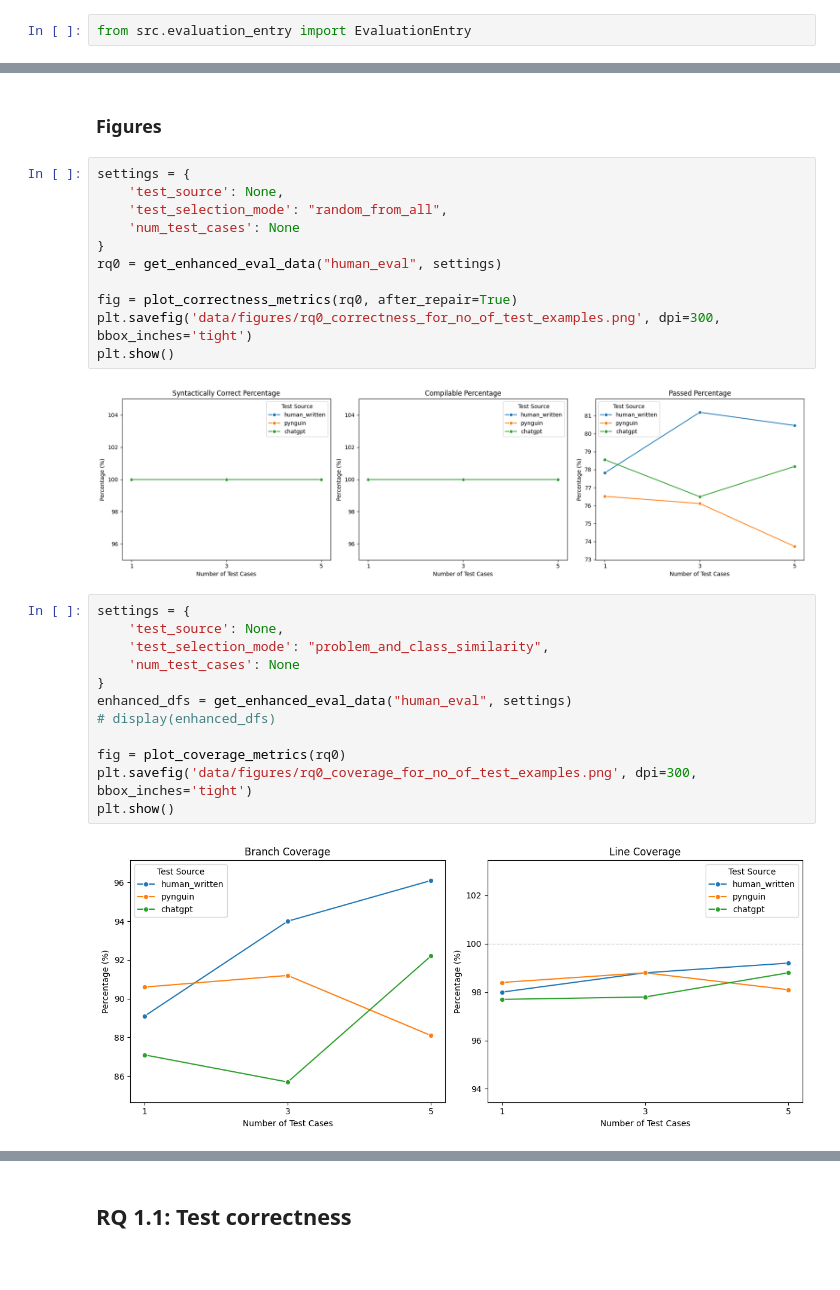
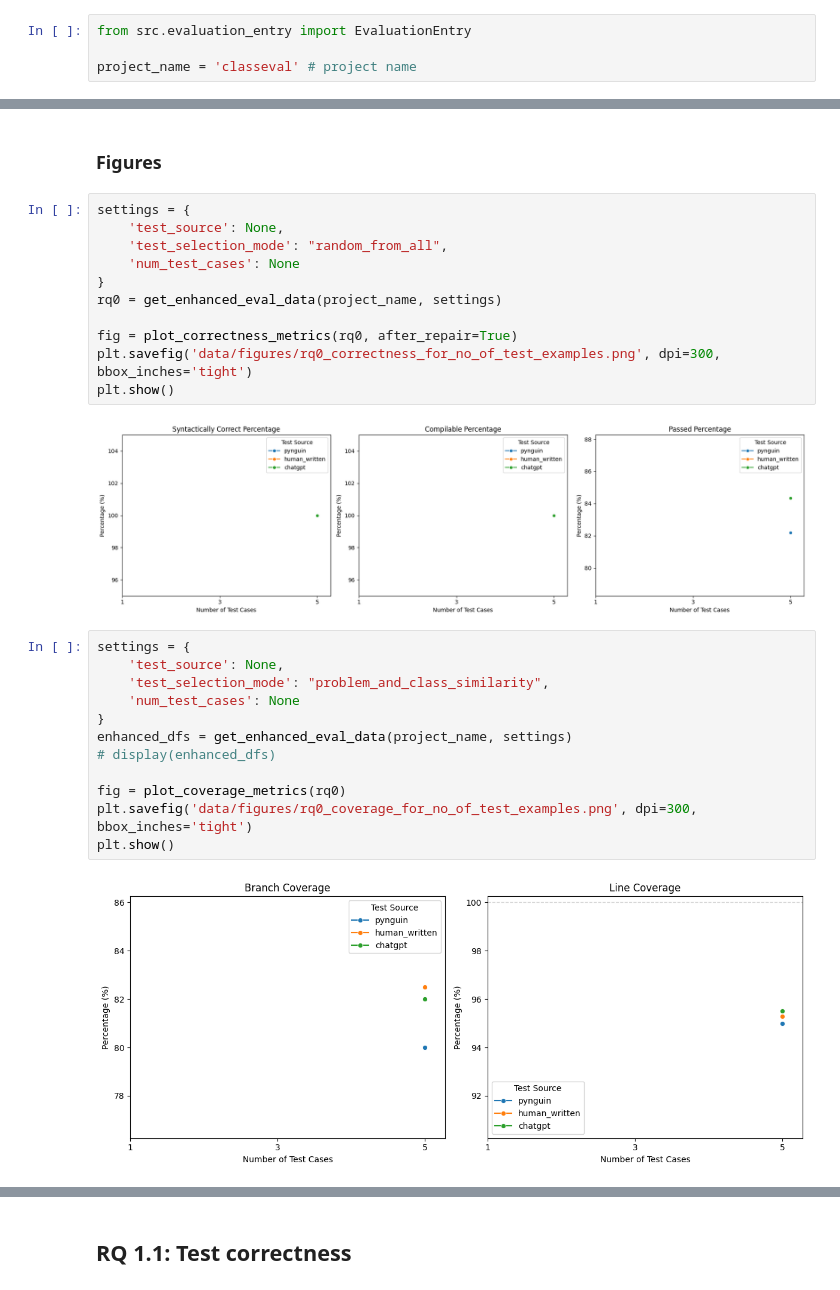
Before and after one commit to AlexChudic/test-suite-enhancement, a Jupyter notebook: src/evaluation_figures.ipynb, the cells around one changed output, grey strips where cells are left out. Drawn from its saved outputs; the diff is of its cells as text.

```diff
--- a/src/evaluation_figures.ipynb
+++ b/src/evaluation_figures.ipynb
@@ -13,6 +13,8 @@ os.chdir('..')
 /Users/alexc/Desktop/UofG/Lvl5-Project/test-suite-enhancement
 # %%
 from src.evaluation_entry import EvaluationEntry
+
+project_name = 'classeval' # project name
 # %% [markdown]
 ## Helper functions
 # %%
@@ -264,27 +266,27 @@ settings = {
     'test_selection_mode': "random_from_all",
     'num_test_cases': None
 }
-rq0 = get_enhanced_eval_data("human_eval", settings)
+rq0 = get_enhanced_eval_data(project_name, settings)
 
 fig = plot_correctness_metrics(rq0, after_repair=True)
 plt.savefig('data/figures/rq0_correctness_for_no_of_test_examples.png', dpi=300, bbox_inches='tight')
 plt.show()
 # %% [output]
-[figure, old version]
+[figure, new version]
 # %%
 settings = {
     'test_source': None,
     'test_selection_mode': "problem_and_class_similarity",
     'num_test_cases': None
 }
-enhanced_dfs = get_enhanced_eval_data("human_eval", settings)
+enhanced_dfs = get_enhanced_eval_data(project_name, settings)
 # display(enhanced_dfs)
 
 fig = plot_coverage_metrics(rq0)
 plt.savefig('data/figures/rq0_coverage_for_no_of_test_examples.png', dpi=300, bbox_inches='tight')
 plt.show()
 # %% [output]
-[figure, old version]
+[figure, new version]
 # %%
 settings = {
     'test_source': None,
```
Also changed, not shown: parts of 21 cells of this notebook.
